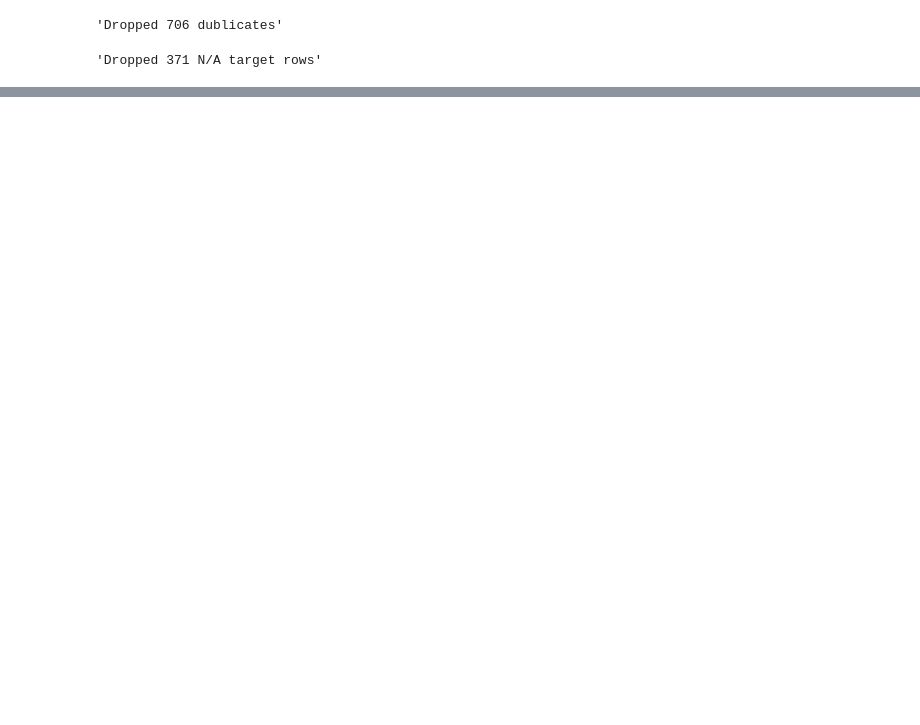
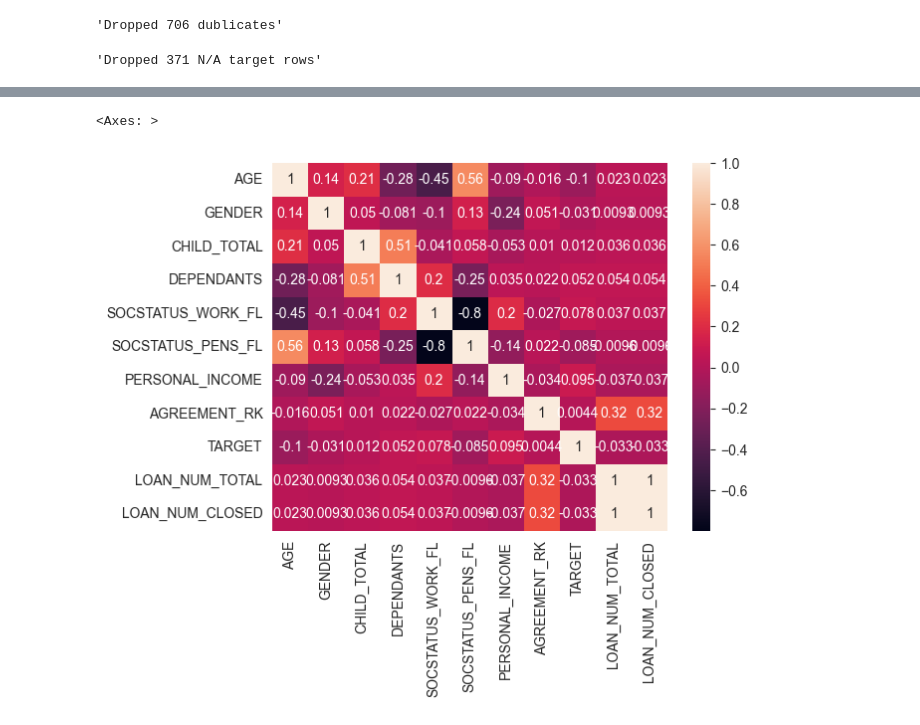
Before and after one commit to ksusonic/bank-ml-mailing, a Jupyter notebook: dataset.ipynb, the cells around one changed output, grey strips where cells are left out. Saved outputs shown, nothing was run; the diff lists cells and outputs as text; code cells hidden in the pictures; blank space fills up the shorter version.

```diff
--- a/dataset.ipynb
+++ b/dataset.ipynb
@@ -238,0 +286,5 @@ df_prepared.to_csv('dataset.csv')
+# %%
+sns.heatmap(df.corr(), annot=True)
+# %% [output]
+<Axes: >
+[figure, added]
```
Also changed, not shown: parts of 14 cells of this notebook, 11 other files.
